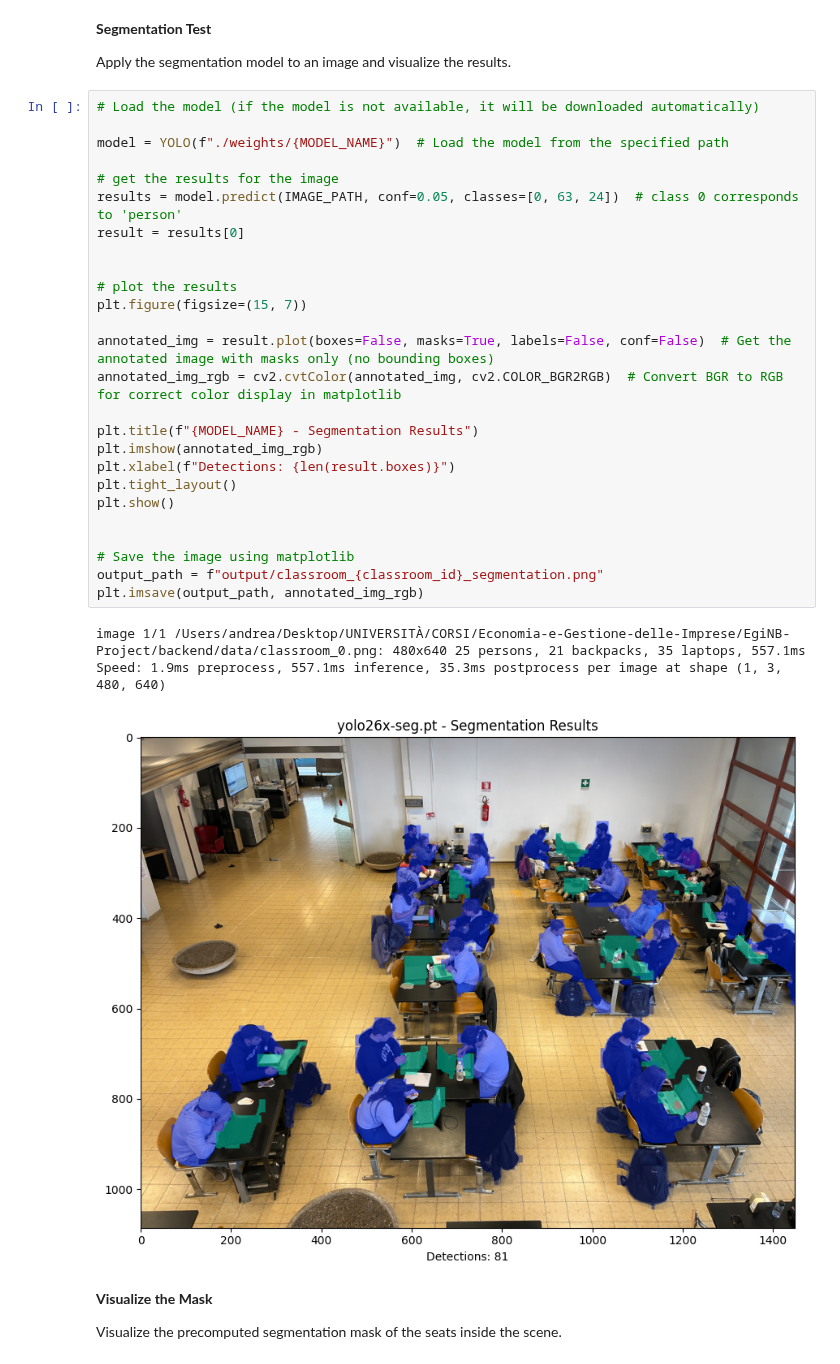
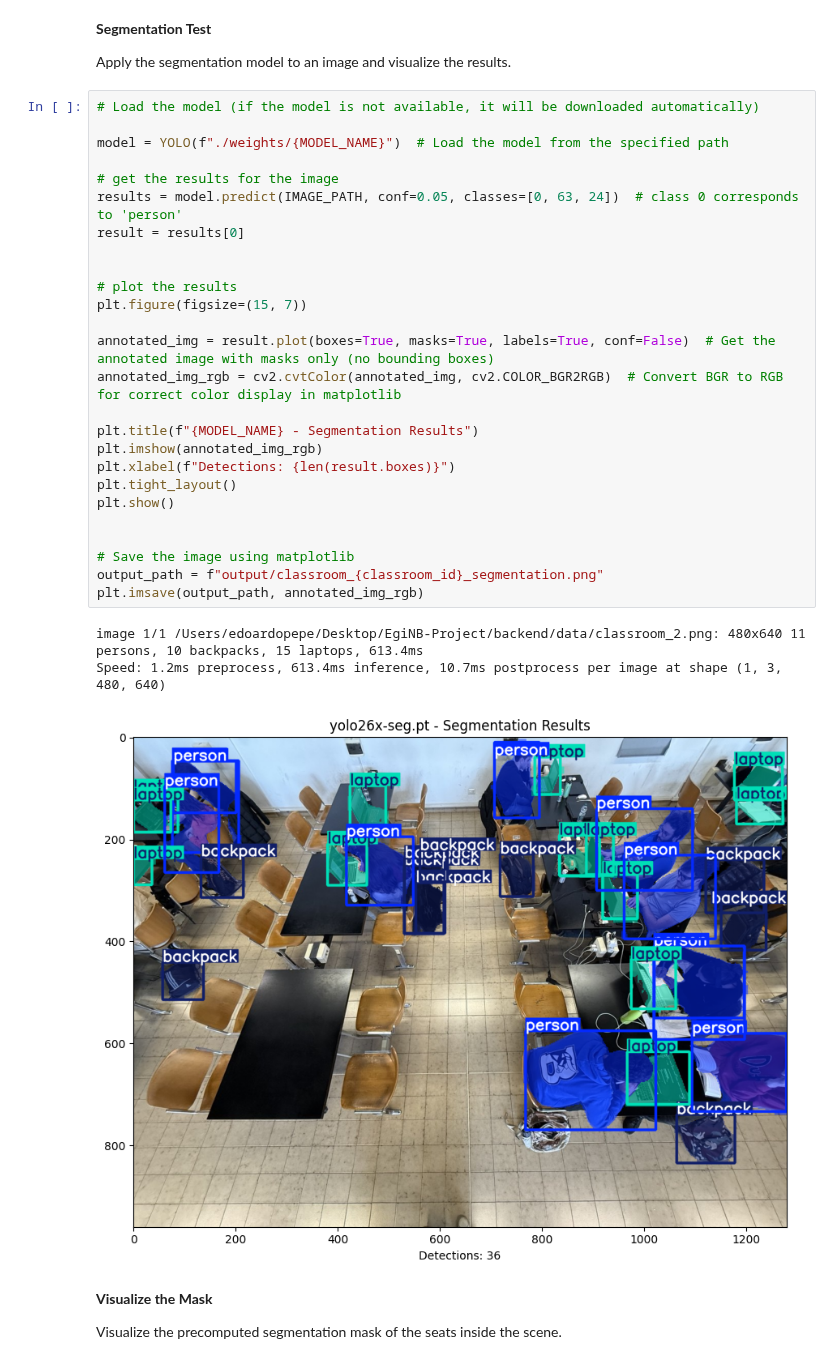
Before and after one commit to AndCamo/EgiNB-Project, a Jupyter notebook: backend/testing-notebook.ipynb, the cells around one changed output. Saved outputs shown, nothing was run; the diff lists cells and outputs as text.

```diff
--- a/backend/testing-notebook.ipynb
+++ b/backend/testing-notebook.ipynb
@@ -21,33 +21,33 @@ Apply the segmentation model to an image and visualize the results.
 # %%
 # Load the model (if the model is not available, it will be downloaded automatically)
 
 model = YOLO(f"./weights/{MODEL_NAME}")  # Load the model from the specified path
 
 # get the results for the image
 results = model.predict(IMAGE_PATH, conf=0.05, classes=[0, 63, 24])  # class 0 corresponds to 'person'
 result = results[0]
 
 
 # plot the results
 plt.figure(figsize=(15, 7))
 
-annotated_img = result.plot(boxes=False, masks=True, labels=False, conf=False)  # Get the annotated image with masks only (no bounding boxes)
+annotated_img = result.plot(boxes=True, masks=True, labels=True, conf=False)  # Get the annotated image with masks only (no bounding boxes)
 annotated_img_rgb = cv2.cvtColor(annotated_img, cv2.COLOR_BGR2RGB)  # Convert BGR to RGB for correct color display in matplotlib
 
 plt.title(f"{MODEL_NAME} - Segmentation Results")
 plt.imshow(annotated_img_rgb)
 plt.xlabel(f"Detections: {len(result.boxes)}")
 plt.tight_layout()
 plt.show()
 
 
 # Save the image using matplotlib
 output_path = f"output/classroom_{classroom_id}_segmentation.png"
 plt.imsave(output_path, annotated_img_rgb)
 # %% [output]
-image 1/1 /Users/andrea/Desktop/UNIVERSITÀ/CORSI/Economia-e-Gestione-delle-Imprese/EgiNB-Project/backend/data/classroom_0.png: 480x640 25 persons, 21 backpacks, 35 laptops, 557.1ms
-Speed: 1.9ms preprocess, 557.1ms inference, 35.3ms postprocess per image at shape (1, 3, 480, 640)
+image 1/1 /Users/edoardopepe/Desktop/EgiNB-Project/backend/data/classroom_2.png: 480x640 11 persons, 10 backpacks, 15 laptops, 613.4ms
+Speed: 1.2ms preprocess, 613.4ms inference, 10.7ms postprocess per image at shape (1, 3, 480, 640)
-[figure, old version]
+[figure, new version]
 # %% [markdown]
 **Visualize the Mask**
 
```
Also changed, not shown: parts of 4 cells of this notebook, 5 other files.
